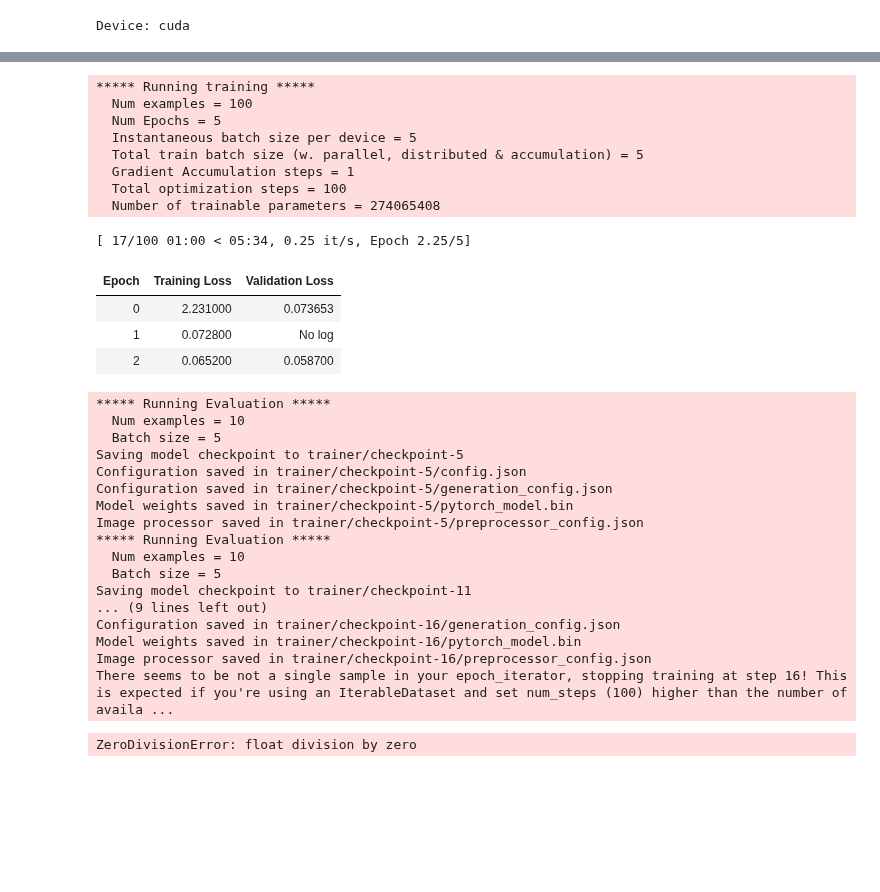
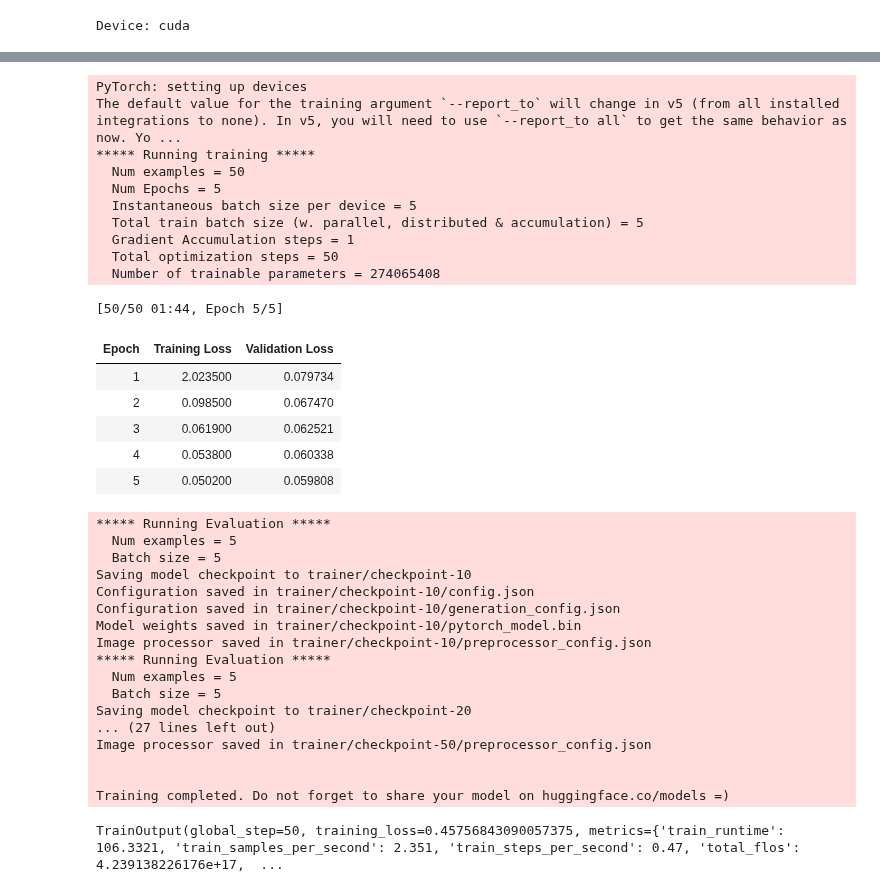
Before and after one commit to Neleac/SpaceTimeGPT, a Jupyter notebook: encoder-decoder.ipynb, the cells around one changed output, grey strips where cells are left out. Drawn from its saved outputs; the diff is of its cells as text; code cells hidden in the pictures; blank space fills up the shorter version.

Commit message:
hf dataset, training works

```diff
--- a/encoder-decoder.ipynb
+++ b/encoder-decoder.ipynb
@@ -3,16 +3,19 @@ import json
 import os
 import random
 
+from datasets import load_dataset
 import evaluate
 import numpy as np
 import torch
 from torchvision import transforms as T
 from torchvision.io import VideoReader
-from transformers import VisionEncoderDecoderModel, AutoImageProcessor, AutoTokenizer, Seq2SeqTrainer, Seq2SeqTrainingArguments
+from transformers import VisionEncoderDecoderModel, AutoImageProcessor, AutoTokenizer, Seq2SeqTrainer, Seq2SeqTrainingArguments, default_data_collator
 
 torch.backends.cuda.matmul.allow_tf32 = True
 device = "cuda" if torch.cuda.is_available() else "cpu"
 print("Device: %s" % device)
+
+FRAMES_PER_VIDEO = 8
 # %% [output]
 Device: cuda
 # %%
@@ -139,59 +210,64 @@ def compute_metrics(eval_preds):
     preds = tokenizer.batch_decode(preds, skip_special_tokens=True)
     labels = tokenizer.batch_decode(labels, skip_special_tokens=True)
     return metric.compute(predictions=preds, references=labels)
 
 training_args = Seq2SeqTrainingArguments(
-    output_dir="trainer",
+    output_dir="training",
     tf32=True,
+    dataloader_pin_memory=False,
     predict_with_generate=True,
     logging_strategy="epoch",
     evaluation_strategy="epoch",
     save_strategy="epoch",
     num_train_epochs=5,
     per_device_train_batch_size=5,
     per_device_eval_batch_size=5,
 )
 
 trainer = Seq2SeqTrainer(
     model=model,
     tokenizer=image_processor,
     args=training_args,
-    train_dataset=data_train,
-    eval_dataset=data_val,
-    data_collator=collate_fn,
+    train_dataset=dataset["train"],
+    eval_dataset=dataset["validation"],
+    data_collator=default_data_collator,
 )
 
 trainer.train()
 # %% [output]
+PyTorch: setting up devices
+The default value for the training argument `--report_to` will change in v5 (from all installed integrations to none). In v5, you will need to use `--report_to all` to get the same behavior as now. Yo ...
 ***** Running training *****
-  Num examples = 100
+  Num examples = 50
   Num Epochs = 5
   Instantaneous batch size per device = 5
   Total train batch size (w. parallel, distributed & accumulation) = 5
   Gradient Accumulation steps = 1
-  Total optimization steps = 100
+  Total optimization steps = 50
   Number of trainable parameters = 274065408
-[ 17/100 01:00 < 05:34, 0.25 it/s, Epoch 2.25/5]
+[50/50 01:44, Epoch 5/5]
 | Epoch | Training Loss | Validation Loss |
-| 0 | 2.231000 | 0.073653 |
-| 1 | 0.072800 | No log |
-| 2 | 0.065200 | 0.058700 |
+| 1 | 2.023500 | 0.079734 |
+| 2 | 0.098500 | 0.067470 |
+| 3 | 0.061900 | 0.062521 |
+| 4 | 0.053800 | 0.060338 |
+| 5 | 0.050200 | 0.059808 |
 ***** Running Evaluation *****
-  Num examples = 10
+  Num examples = 5
   Batch size = 5
-Saving model checkpoint to trainer/checkpoint-5
-Configuration saved in trainer/checkpoint-5/config.json
-Configuration saved in trainer/checkpoint-5/generation_config.json
-Model weights saved in trainer/checkpoint-5/pytorch_model.bin
-Image processor saved in trainer/checkpoint-5/preprocessor_config.json
+Saving model checkpoint to trainer/checkpoint-10
+Configuration saved in trainer/checkpoint-10/config.json
+Configuration saved in trainer/checkpoint-10/generation_config.json
+Model weights saved in trainer/checkpoint-10/pytorch_model.bin
+Image processor saved in trainer/checkpoint-10/preprocessor_config.json
 ***** Running Evaluation *****
-  Num examples = 10
+  Num examples = 5
   Batch size = 5
-Saving model checkpoint to trainer/checkpoint-11
-... (9 lines left out)
-Configuration saved in trainer/checkpoint-16/generation_config.json
-Model weights saved in trainer/checkpoint-16/pytorch_model.bin
-Image processor saved in trainer/checkpoint-16/preprocessor_config.json
-There seems to be not a single sample in your epoch_iterator, stopping training at step 16! This is expected if you're using an IterableDataset and set num_steps (100) higher than the number of availa ...
+Saving model checkpoint to trainer/checkpoint-20
+... (27 lines left out)
+Image processor saved in trainer/checkpoint-50/preprocessor_config.json
+
+
+Training completed. Do not forget to share your model on huggingface.co/models =)
-ZeroDivisionError: float division by zero
+TrainOutput(global_step=50, training_loss=0.45756843090057375, metrics={'train_runtime': 106.3321, 'train_samples_per_second': 2.351, 'train_steps_per_second': 0.47, 'total_flos': 4.239138226176e+17,  ...
 # %%
```
Also changed, not shown: parts of 7 cells of this notebook, 3 other files.
